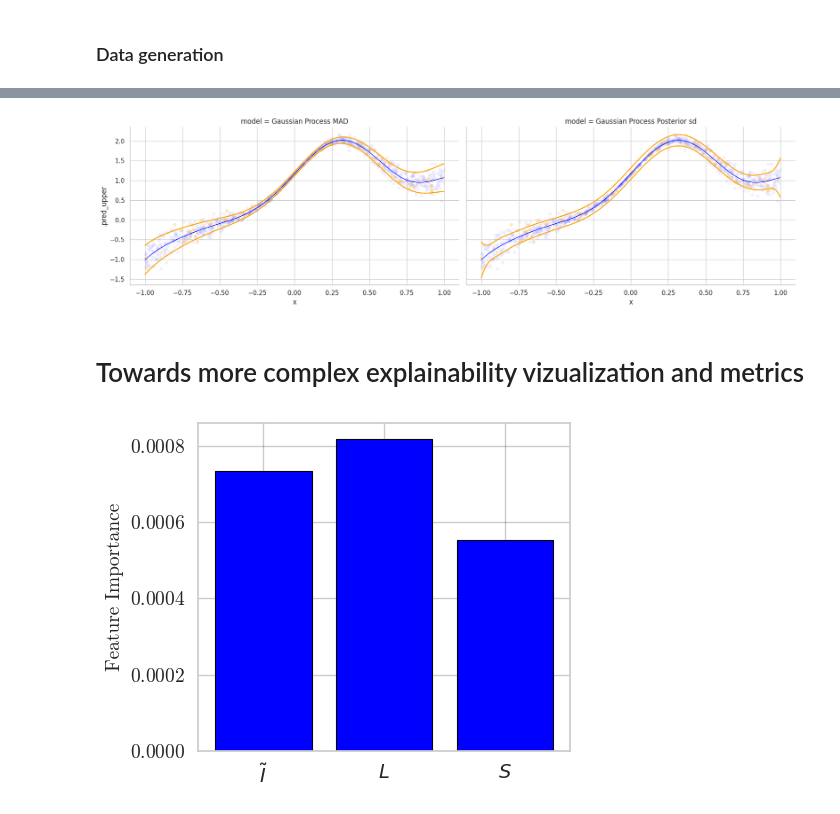
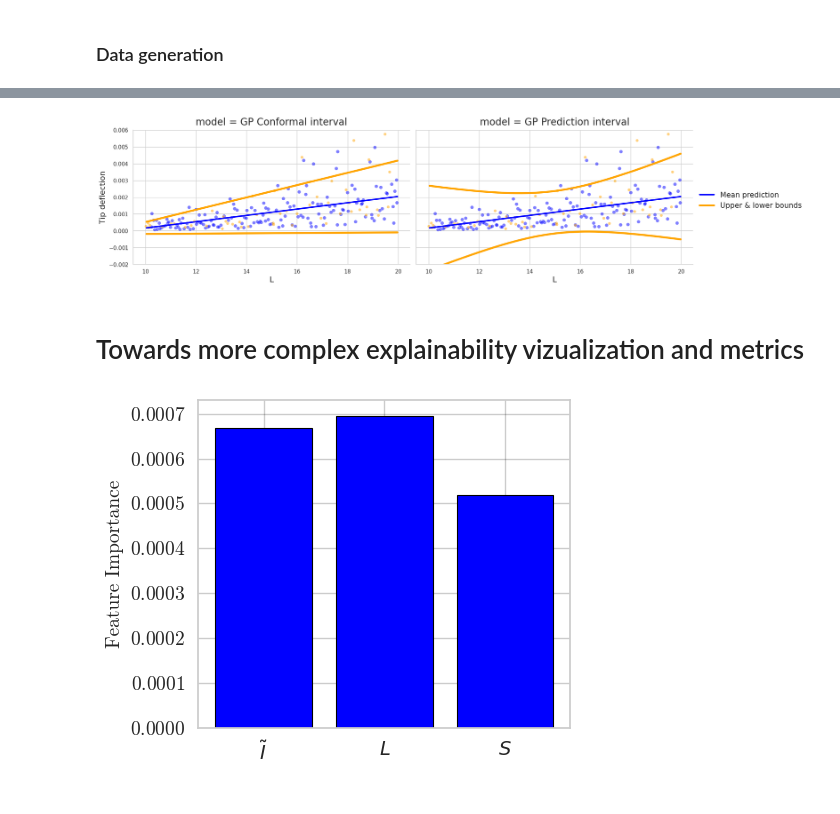
Before and after one commit to daffarobani/smt-explainability, a Jupyter notebook: tutorial/Explainability_tools.ipynb, the cells around one changed output, grey strips where cells are left out. Saved outputs shown, nothing was run; the diff lists cells and outputs as text; code cells hidden in the pictures.

```diff
--- a/tutorial/Explainability_tools.ipynb
+++ b/tutorial/Explainability_tools.ipynb
@@ -76,6 +210,23 @@ visu_data = pd.DataFrame({"x": np.linspace(-1, 1, nvisu)})
+# %%
+x3 = fun.sample(int(250))
+y3 = model.predict_values(x2)
+
+sorted_indices = np.argsort(x[:, 1])
+x1 = x[:, 1]
+train_data = pd.DataFrame({"x": x1[sorted_indices], "y": y[sorted_indices]})
+sorted_indices = np.argsort(x2[:, 1])
+x21 = x2[:, 1]
+y2 = y2[:, 0]
+test_data = pd.DataFrame({"x": x21[sorted_indices], "y": y2[sorted_indices]})
+sorted_indices = np.argsort(x3[:, 1])
+x31 = x3[:, 1]
+y3 = y3[:, 0]
+
+visu_data = pd.DataFrame({"x": x31[sorted_indices], "y": y3[sorted_indices]})
 # %%
 # Sample split
 ncal = 100
+ntrain = 250
 npretrain = ntrain - ncal
 train_data = train_data.sample(frac=1).reset_index(drop=True)
 pretrain_data = train_data.iloc[:npretrain]
@@ -186,31 +326,38 @@ ___________________________________________________________________________
 # %%
-# Combine and visualize
-model_list = {
-    "Gaussian Process MAD": gp_pred,
-    "Gaussian Process Posterior sd": gp_pred2,
-}
-all_pred = (
-    pd.concat(model_list, names=["id"])
-    .reset_index(level=0)
-    .rename(columns={"id": "model"})
+plt.rcParams.update(
+    {
+        "text.usetex": False,
+        "font.family": "serif",
+        "font.serif": "cmr10",
+        "axes.formatter.use_mathtext": True,
+        "axes.titlepad": 10,
+        "font.size": 1000,
+        "axes.labelsize": 50,
+        "axes.titlesize": 50,
+    }
 )
-
 sns.set(style="whitegrid")
 g = sns.FacetGrid(all_pred, col="model", height=5, aspect=1.75)
-g.map(plt.plot, "x", ".pred", color="blue", lw=1)
-g.map(plt.plot, "x", ".pred_lower", color="orange", lw=1.75)
-g.map(plt.plot, "x", ".pred_upper", color="orange", lw=1.75)
+g.map(plt.plot, "x", ".pred", color="blue", lw=3)
+g.map(plt.plot, "x", ".pred_lower", color="orange", lw=4)
+g.map(plt.plot, "x", ".pred_upper", color="orange", lw=4)
 for ax in g.axes.flat:
     sns.scatterplot(
-        x=pretrain_data["x"], y=pretrain_data["y"], color="blue", alpha=0.05, ax=ax
+        x=pretrain_data["x"], y=pretrain_data["y"], color="blue", s=50, alpha=0.5, ax=ax
     )
-    sns.scatterplot(x=cal_data["x"], y=cal_data["y"], color="orange", alpha=0.25, ax=ax)
-
-g.add_legend()
+    sns.scatterplot(x=cal_data["x"], y=cal_data["y"], color="orange", alpha=0.5, ax=ax)
+plt.ylim(-0.002, 0.006)
+g.set_ylabels("Tip deflection", fontsize=16)  # Adjust the font size
+g.set_xlabels("L", fontsize=16)  # Adjust the font size
+g.add_legend(fontsize=15, labels=["Mean prediction", "Upper & lower bounds"])
+for ax in g.axes.flat:
+    ax.set_title(
+        ax.get_title(), fontsize=20
+    )  # Set the title font size to 20 (or adjust as needed)
 
 plt.show()
 # %% [output]
-[figure, old version]
+[figure, new version]
 # %% [markdown]
 # Towards more complex explainability vizualization and metrics
 # %%
@@ -220,18 +367,16 @@ from smt.design_space import (
     CategoricalVariable,
 )
 from smt_ex.problems import MixedCantileverBeam
-from smt_ex.shap import ShapFeatureImportanceDisplay
 from smt.surrogate_models import KRG
 from smt.applications.mixed_integer import (
     MixedIntegerKrigingModel,
 )
-from smt_ex.shap import ShapDisplay
 import numpy as np
 from smt.surrogate_models import KRG, MixIntKernelType
 
 %matplotlib inline
 
-nsamples = 20
+nsamples = 250
 fun = MixedCantileverBeam()
 ds = DesignSpace(
     [
@@ -291,7 +436,7 @@ a = shap_importance.plot()
 a.show()
 plt.show()
 # %% [output]
-[figure, old version]
+[figure, new version]
 # %%
 %matplotlib inline
 
```
Also changed, not shown: parts of 13 cells of this notebook.
